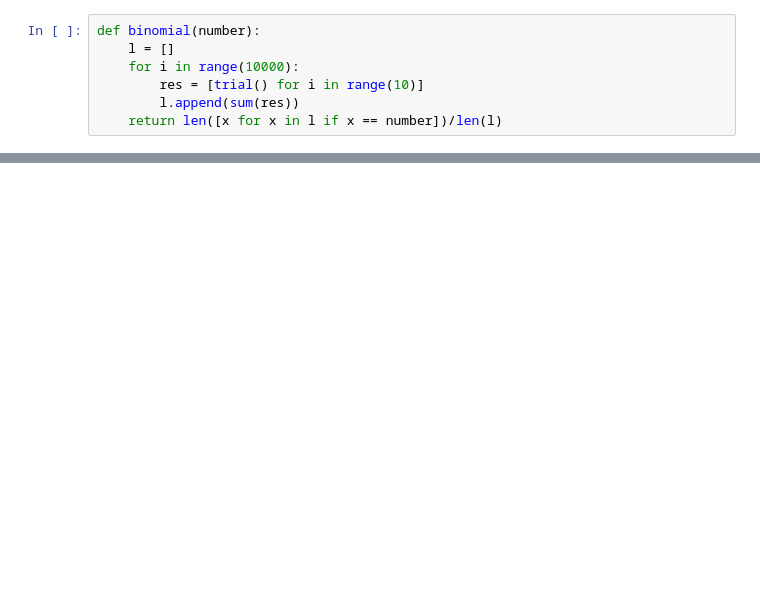
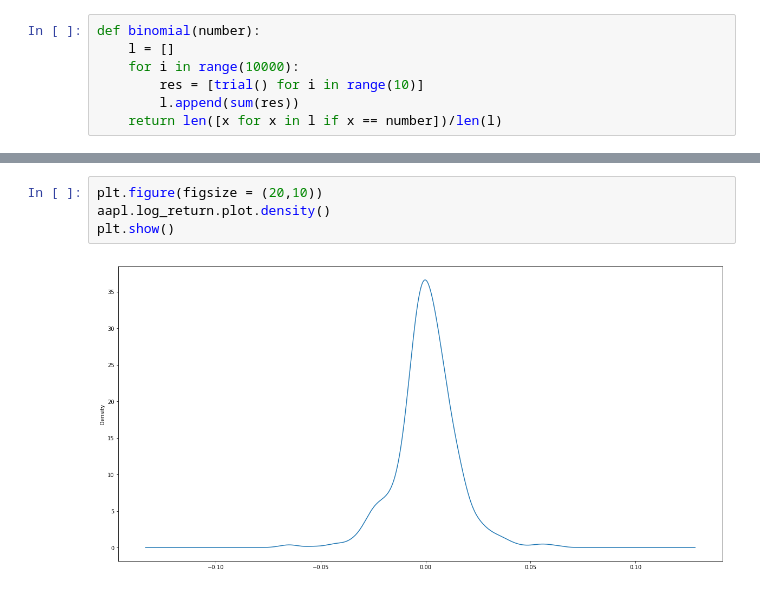
Before and after one commit to ivalderrama/quant_connect, a Jupyter notebook: tutorial/intro_to_financial_python/07_Random Variables and Distributions.ipynb, the cells around one changed output, grey strips where cells are left out. Drawn from its saved outputs; the diff is of its cells as text; blank space fills up the shorter version.

```diff
--- a/tutorial/intro_to_financial_python/07_Random Variables and Distributions.ipynb
+++ b/tutorial/intro_to_financial_python/07_Random Variables and Distributions.ipynb
@@ -105,3 +118,9 @@ plt.show()
+# %%
+plt.figure(figsize = (20,10))
+aapl.log_return.plot.density()
+plt.show()
+# %% [output]
+[figure, added]
 # %%
 de_2 = pd.Series(np.random.normal(0,2,10000),name = 'μ = 0, σ = 2')
 de_3 = pd.Series(np.random.normal(0,3,10000),name = 'μ = 0, σ = 3')
```
Also changed, not shown: parts of 12 cells of this notebook.
